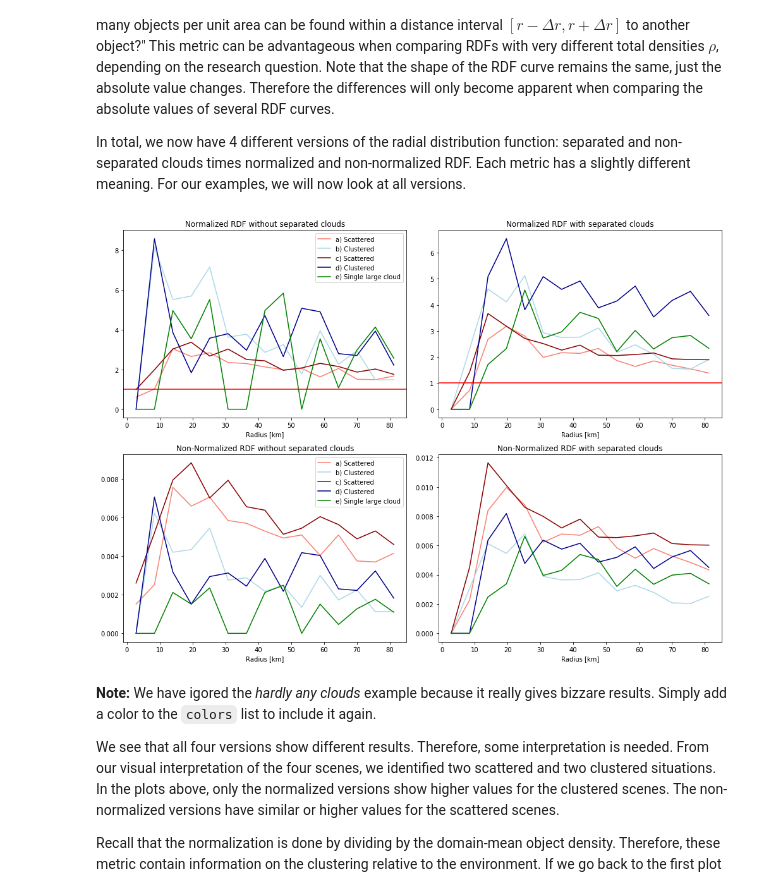
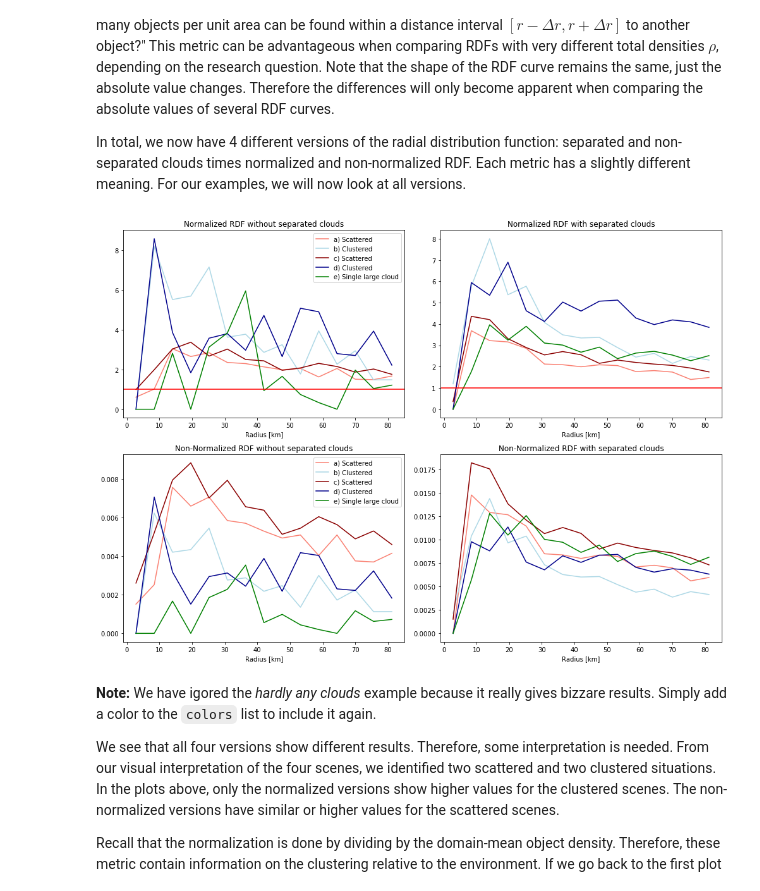
Before and after one commit to raspstephan/convective_variability_analysis, a Jupyter notebook: jupyter_notebooks/clustering_rdf.ipynb, the cells around one changed output. Saved outputs shown, nothing was run; the diff lists cells and outputs as text; code cells hidden in the pictures.

Commit message:
Several changes in RDF, size distribution

```diff
--- a/jupyter_notebooks/clustering_rdf.ipynb
+++ b/jupyter_notebooks/clustering_rdf.ipynb
@@ -68,9 +79,9 @@ labels_list = []
 fig, axmat = plt.subplots(2, 3, figsize = (13, 10))
 cm_prism = plt.cm.prism
 cm_prism.set_under(color = 'white')
-for pr, d, t, tag, ax in zip(prec_fields, dates, times, tags, np.ravel(axmat)):
-    cov_frac = np.sum(pr > threshold) / np.float(pr.size)
-    labels = helpers.identify_clouds(pr, threshold, water=False)[0]
+for field, d, t, tag, ax in zip(field_list, dates, times, tags, np.ravel(axmat)):
+    cov_frac = np.sum(field > threshold) / np.float(field.size)
+    labels = helpers.identify_clouds(field, threshold, water=False)[0]
     labels_list.append(labels)
     ax.imshow(labels, cmap=cm_prism, origin='lower', vmin = 1)
     ax.set_title(tag + ' ' + d + ' ' + str(t).zfill(2) + ' UTC' +
@@ -107,3 +102,21 @@ As you can see, the cloud separation algorithm separates the clouds very agressi
 Now that we have identified our clouds, we can finally use the radial distribution function and get a measure for clustering.
 
 For now we chose perimeter 5 grid points to proceed and will then test the sensitivity afterwards.
+# %%
+ex_ind = 4   # Pick one example case
+
+plims = (50, 150, 75, 175)
+
+fig, axmat = plt.subplots(2, 3, figsize=(13, 10))
+axmat[0, 0].imshow(field_list[ex_ind][plims[0]:plims[1], plims[2]:plims[3]], cmap=cm, origin='lower', vmin = 1)
+axmat[0, 0].set_title('Precipitation')
+axmat[0, 1].imshow(labels_list[ex_ind][plims[0]:plims[1], plims[2]:plims[3]], cmap=cm_prism, origin='lower', vmin = 1)
+axmat[0, 1].set_title('Unseparated clouds')
+
+for n, ax in zip([[[0,1,0],[1,1,1],[0,1,0]], 3, 5, 11], np.ravel(axmat)[2:]):
+    labels_sep = helpers.identify_clouds(field_list[ex_ind], threshold, water=True, neighborhood = n)[0]
+    ax.imshow(labels_sep[plims[0]:plims[1], plims[2]:plims[3]], cmap=cm_prism, origin='lower', vmin = 1)
+    if not type(n) is int:
+        n = 0
+    ax.set_title('Separated with perimeter {:d} grid points'.format(n))
+plt.tight_layout()
@@ -110,7 +125,7 @@ For now we chose perimeter 5 grid points to proceed and will then test the sensi
 # %%
 labels_sep_list = []
-for pr in prec_fields:
-    labels_sep_list.append(helpers.identify_clouds(pr, threshold, water=True, neighborhood = 5)[0])
+for field in field_list:
+    labels_sep_list.append(helpers.identify_clouds(field, threshold, water=True, neighborhood = 3)[0])
 # %% [markdown]
 ## Computing the RDF
 The first step to compute the RDF is compute the centers of mass of each identified object. This is already done inside the calc_rdf() function.
@@ -144,40 +159,40 @@ dr = 2       # Also in grid points
 fig, axmat = plt.subplots(2, 2, figsize=(14, 10))
 colors = ['salmon', 'lightblue', 'darkred', 'darkblue', 'green']
 rdf_list = []   # Save for next step
-for labels, labels_sep, pr, tag, c in zip(labels_list, labels_sep_list, prec_fields, tags, colors):
-    rdf, radii = calc_rdf(labels, pr, normalize=True, dx=2.8e3, r_max=r_max, dr=dr)
+for labels, labels_sep, field, tag, c in zip(labels_list, labels_sep_list, field_list, tags, colors):
+    rdf, radii = calc_rdf(labels, field, normalize=True, dx=2.8e3, r_max=r_max, dr=dr)
     rdf_list.append(rdf)
     axmat[0, 0].plot(radii / 1000., rdf, label=tag, c=c)
 
-    rdf, radii = calc_rdf(labels_sep, pr, normalize=True, dx=2.8e3, r_max=r_max, dr=dr)
+    rdf, radii = calc_rdf(labels_sep, field, normalize=True, dx=2.8e3, r_max=r_max, dr=dr)
     axmat[0, 1].plot(radii / 1000., rdf, c=c)
 
-    rdf, radii = calc_rdf(labels, pr, normalize=False, dx=2.8e3, r_max=r_max, dr=dr)
+    rdf, radii = calc_rdf(labels, field, normalize=False, dx=2.8e3, r_max=r_max, dr=dr)
     axmat[1, 0].plot(radii / 1000., rdf, label=tag, c=c)
 
-    rdf, radii = calc_rdf(labels_sep, pr, normalize=False, dx=2.8e3, r_max=r_max, dr=dr)
+    rdf, radii = calc_rdf(labels_sep, field, normalize=False, dx=2.8e3, r_max=r_max, dr=dr)
     axmat[1, 1].plot(radii / 1000., rdf, c=c)
 
 
 axmat[0, 0].set_title('Normalized RDF without separated clouds')
 axmat[0, 0].set_xlabel('Radius [km]')
 axmat[0, 0].axhline(1, c='r')
 axmat[0, 0].legend()
 
 axmat[0, 1].set_title('Normalized RDF with separated clouds')
 axmat[0, 1].set_xlabel('Radius [km]')
 axmat[0, 1].axhline(1, c='r')
 
 axmat[1, 0].set_title('Non-Normalized RDF without separated clouds')
 axmat[1, 0].set_xlabel('Radius [km]')
 axmat[1, 0].legend()
 
 axmat[1, 1].set_title('Non-Normalized RDF with separated clouds')
 axmat[1, 1].set_xlabel('Radius [km]')
 
 plt.tight_layout()
 # %% [output]
-[figure, old version]
+[figure, new version]
 # %% [markdown]
 **Note:** We have igored the *hardly any clouds* example because it really gives bizzare results. Simply add a color to the `colors` list to include it again.
 
```
Also changed, not shown: parts of 6 cells of this notebook, 2 other files.
